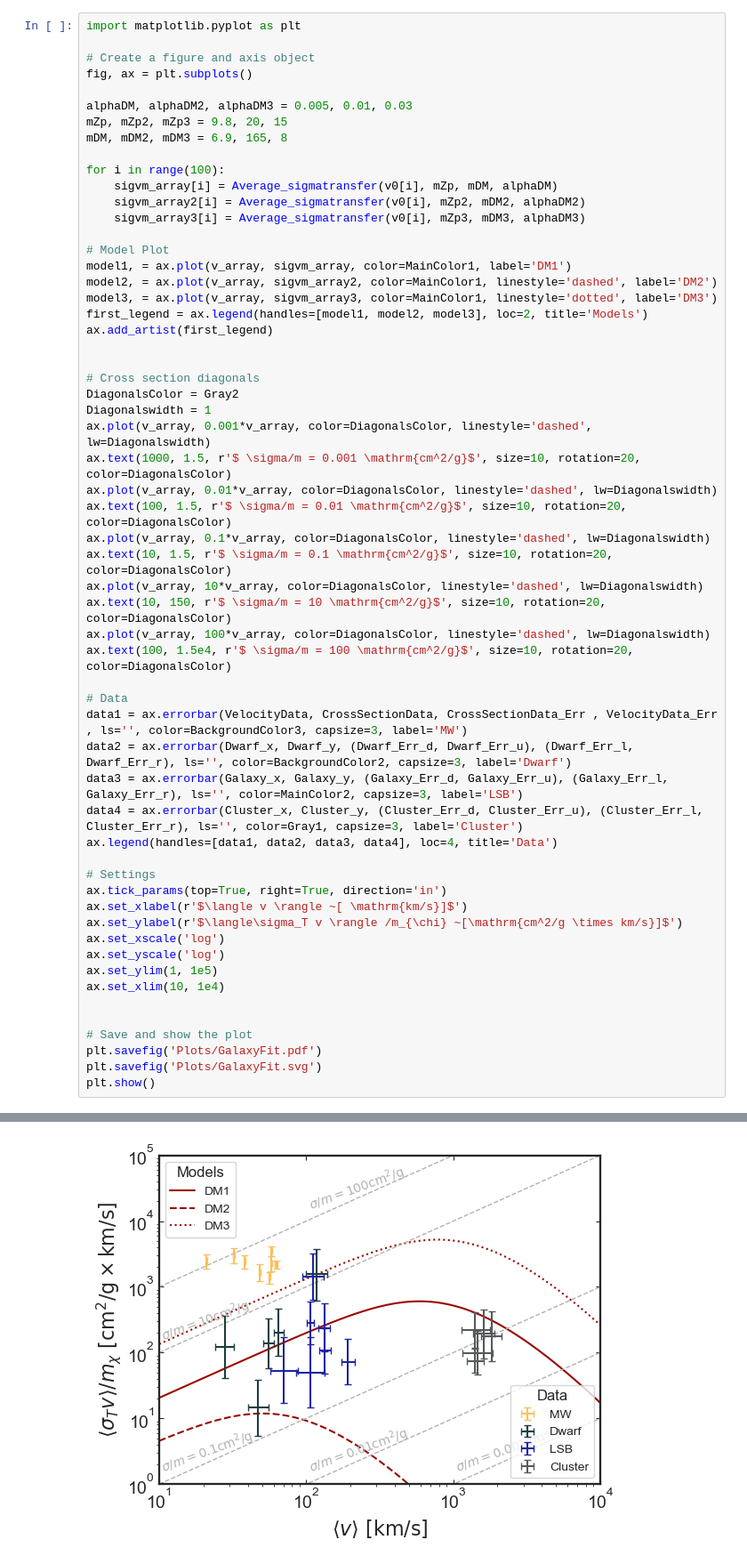
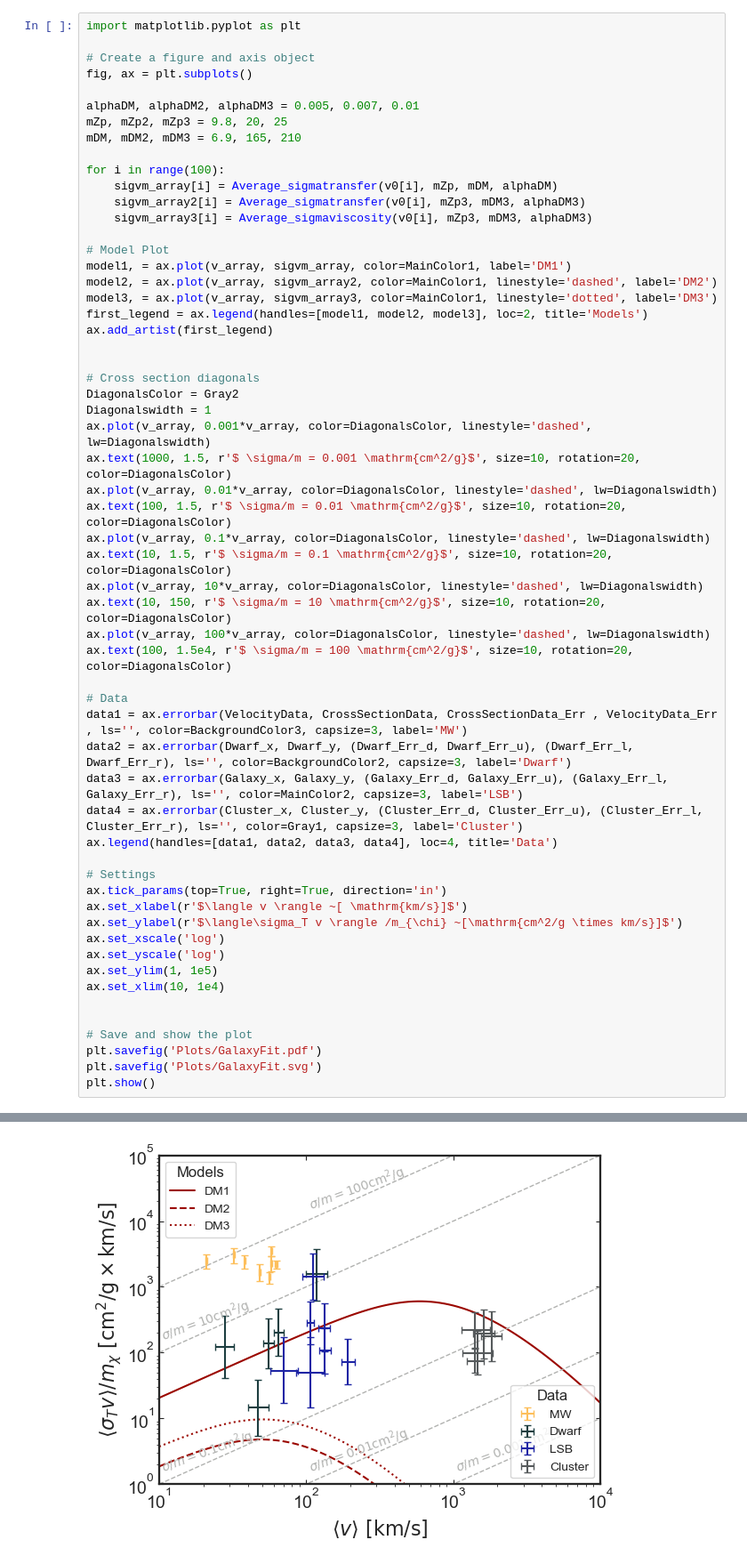
Before and after one commit to nigomezcr/Leptophilic-Atlas-Repo, a Jupyter notebook: DarkMatterFits.ipynb, the cells around one changed output, grey strips where cells are left out. Shown at 89% size. Saved outputs shown, nothing was run; the diff lists cells and outputs as text.

```diff
--- a/DarkMatterFits.ipynb
+++ b/DarkMatterFits.ipynb
@@ -165,14 +154,14 @@ import matplotlib.pyplot as plt
 # Create a figure and axis object
 fig, ax = plt.subplots()
 
-alphaDM, alphaDM2, alphaDM3 = 0.005, 0.01, 0.03
-mZp, mZp2, mZp3 = 9.8, 20, 15
-mDM, mDM2, mDM3 = 6.9, 165, 8
+alphaDM, alphaDM2, alphaDM3 = 0.005, 0.007, 0.01
+mZp, mZp2, mZp3 = 9.8, 20, 25
+mDM, mDM2, mDM3 = 6.9, 165, 210
 
 for i in range(100):
     sigvm_array[i] = Average_sigmatransfer(v0[i], mZp, mDM, alphaDM)
-    sigvm_array2[i] = Average_sigmatransfer(v0[i], mZp2, mDM2, alphaDM2)
-    sigvm_array3[i] = Average_sigmatransfer(v0[i], mZp3, mDM3, alphaDM3)
+    sigvm_array2[i] = Average_sigmatransfer(v0[i], mZp3, mDM3, alphaDM3)
+    sigvm_array3[i] = Average_sigmaviscosity(v0[i], mZp3, mDM3, alphaDM3)
 
 # Model Plot
 model1, = ax.plot(v_array, sigvm_array, color=MainColor1, label='DM1')
@@ -228 +220 @@ plt.show()
-[figure, old version]
+[figure, new version]
```
Also changed, not shown: parts of 3 cells of this notebook, 8 other files.
